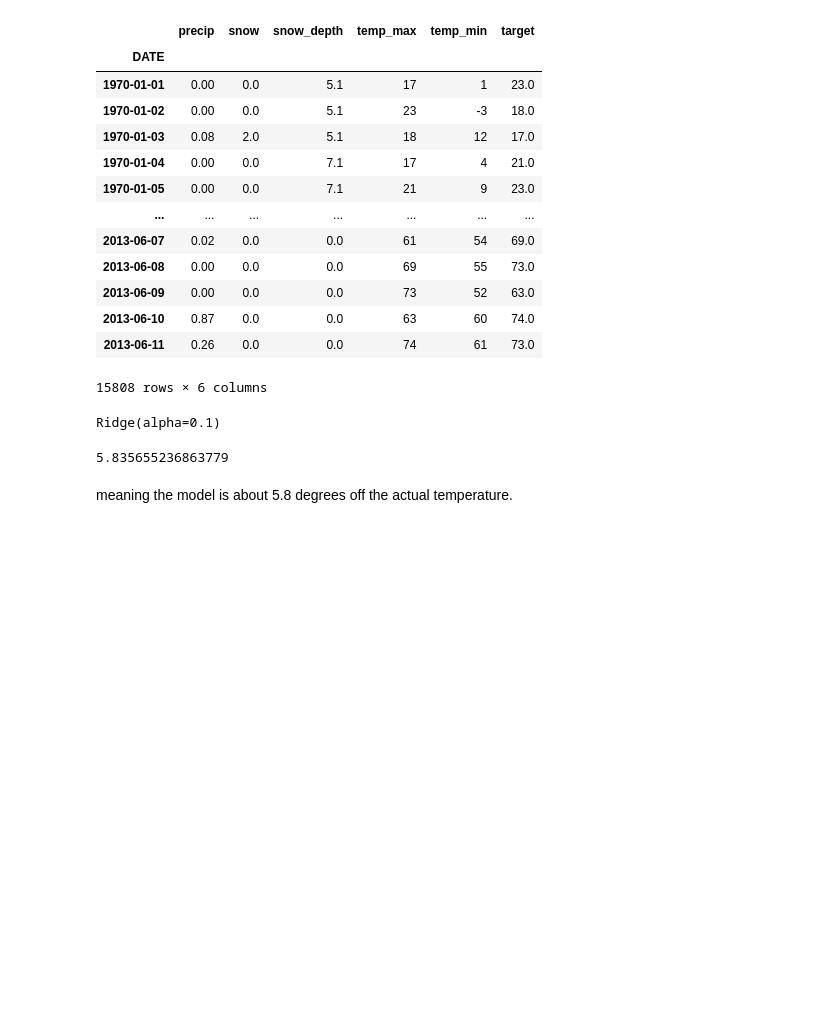
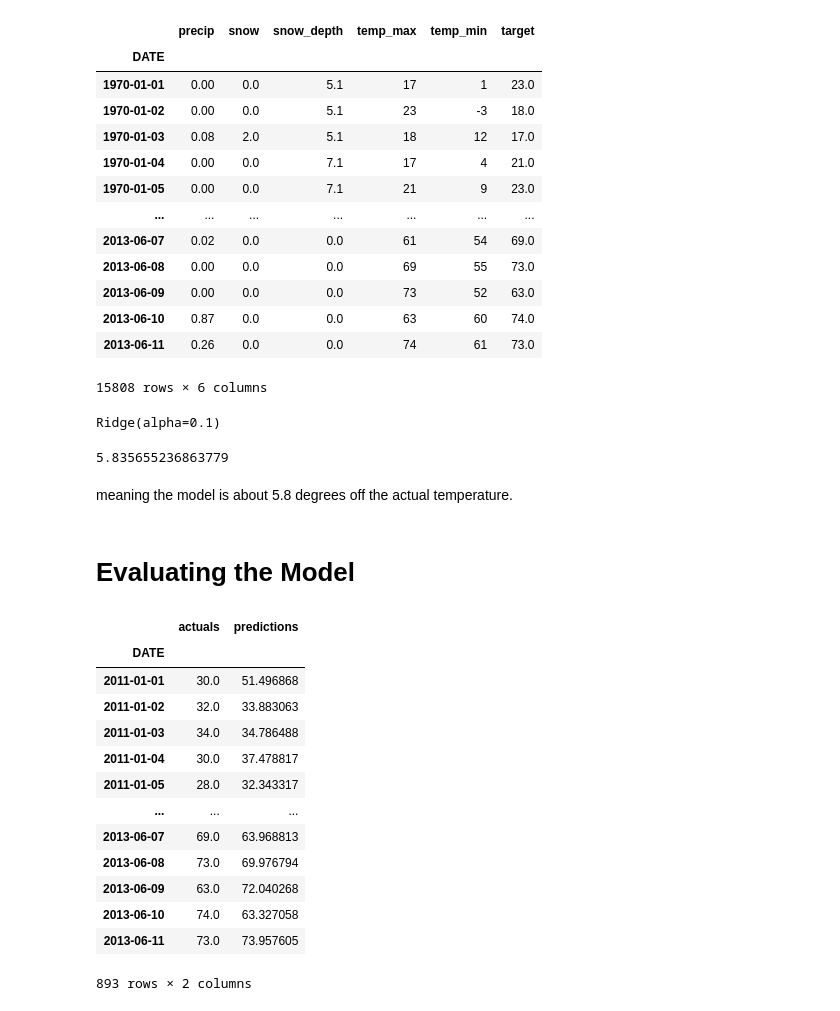
Before and after one commit to aaronwu001/Weather-Predictor, a Jupyter notebook: Weather Forecast.ipynb, the cells around one changed output. Cells and saved outputs as stored; diff of their text form; code cells hidden in the pictures; blank space fills up the shorter version.

Commit message:
Model Evaluation

```diff
--- a/Weather Forecast.ipynb
+++ b/Weather Forecast.ipynb
@@ -318,3 +318,5 @@ mean_absolute_error(predictions, test['target'])
 5.835655236863779
 # %% [markdown]
 meaning the model is about 5.8 degrees off the actual temperature.
+# %% [markdown]
+# Evaluating the Model
@@ -320,0 +334,17 @@ meaning the model is about 5.8 degrees off the actual temperature.
+# %%
+combined
+# %% [output]
+|  | actuals | predictions |
+| DATE |  |  |
+| 2011-01-01 | 30.0 | 51.496868 |
+| 2011-01-02 | 32.0 | 33.883063 |
+| 2011-01-03 | 34.0 | 34.786488 |
+| 2011-01-04 | 30.0 | 37.478817 |
+| 2011-01-05 | 28.0 | 32.343317 |
+| ... | ... | ... |
+| 2013-06-07 | 69.0 | 63.968813 |
+| 2013-06-08 | 73.0 | 69.976794 |
+| 2013-06-09 | 63.0 | 72.040268 |
+| 2013-06-10 | 74.0 | 63.327058 |
+| 2013-06-11 | 73.0 | 73.957605 |
+893 rows × 2 columns
```
Also changed, not shown: parts of 5 cells of this notebook.
